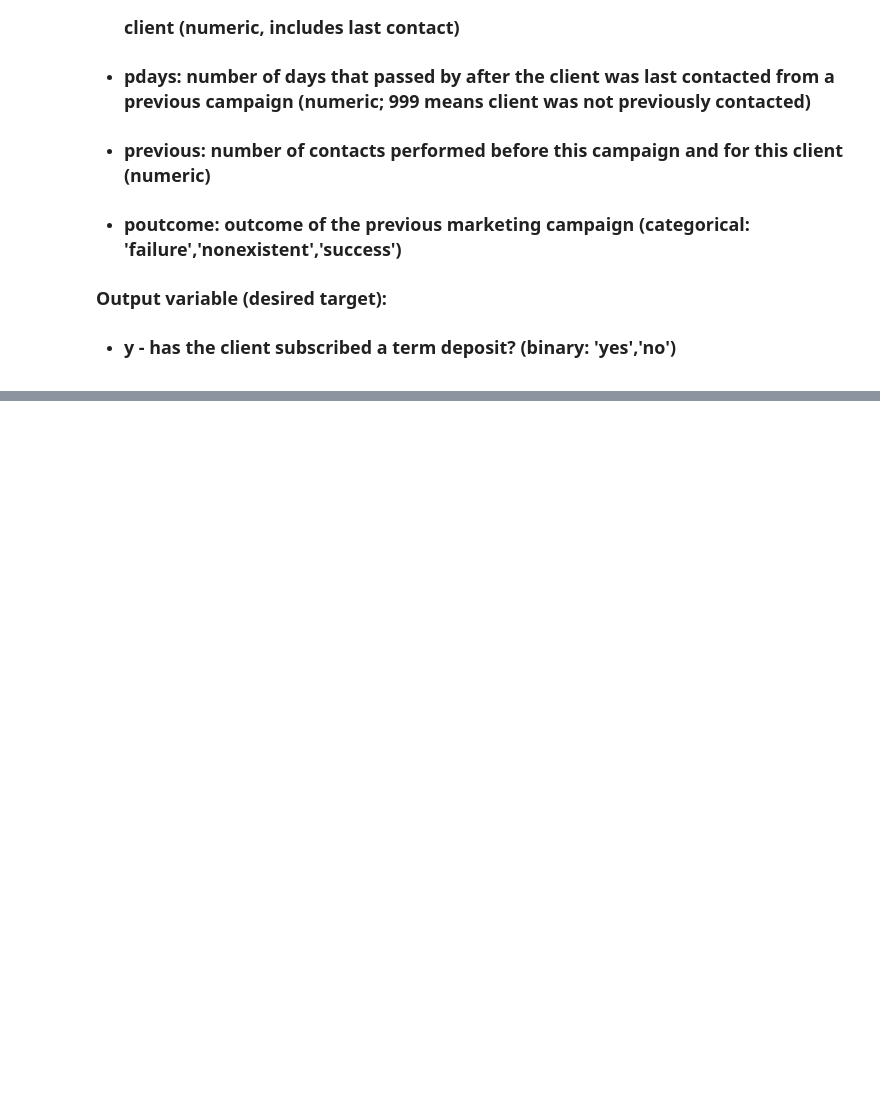
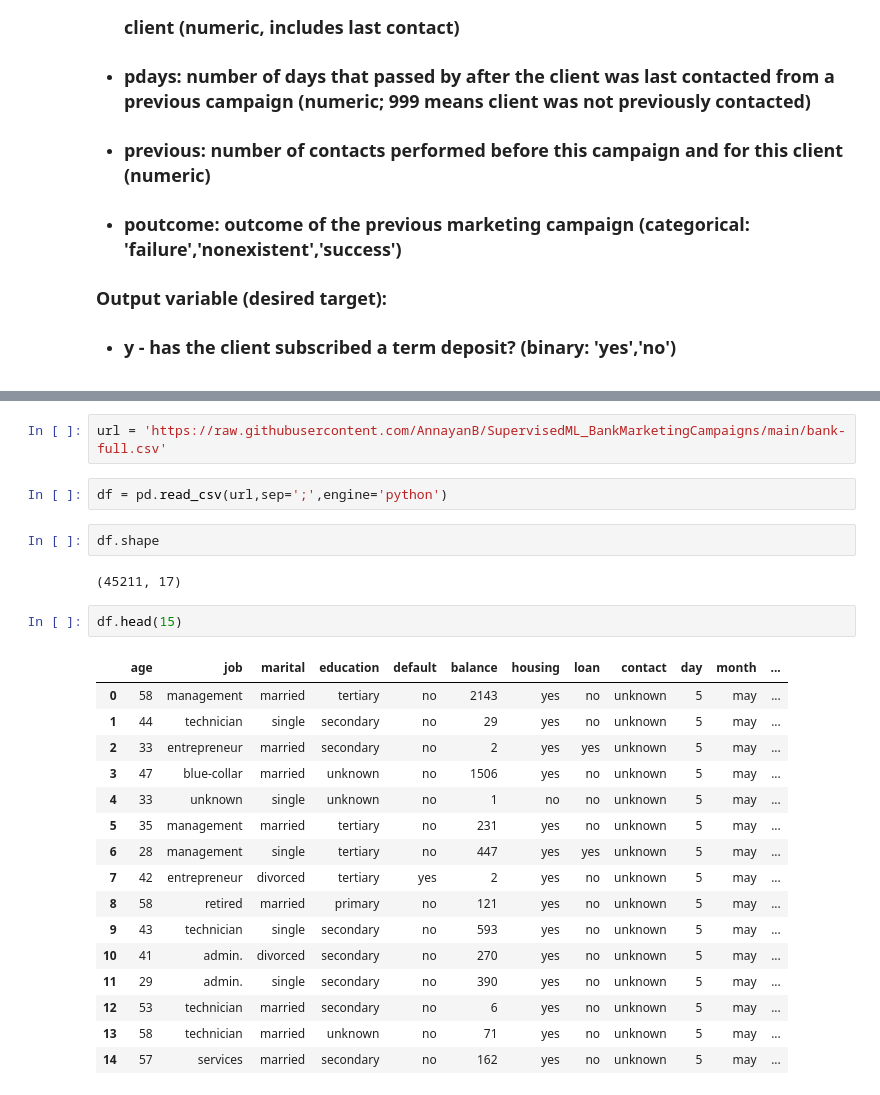
Before and after one commit to AnnayanB/SupervisedML_BankMarketingCampaigns, a Jupyter notebook: Bank_Marketing_Effectiveness_Prediction_Capstone_Project.ipynb, the cells around one changed output, grey strips where cells are left out. Cells and saved outputs as stored; diff of their text form; blank space fills up the shorter version.

```diff
--- a/Bank_Marketing_Effectiveness_Prediction_Capstone_Project.ipynb
+++ b/Bank_Marketing_Effectiveness_Prediction_Capstone_Project.ipynb
@@ -37,0 +48,27 @@
+# %%
+url = 'https://raw.githubusercontent.com/AnnayanB/SupervisedML_BankMarketingCampaigns/main/bank-full.csv'
+# %%
+df = pd.read_csv(url,sep=';',engine='python')
+# %%
+df.shape
+# %% [output]
+(45211, 17)
+# %%
+df.head(15)
+# %% [output]
+|  | age | job | marital | education | default | balance | housing | loan | contact | day | month | ... |
+| 0 | 58 | management | married | tertiary | no | 2143 | yes | no | unknown | 5 | may | ... |
+| 1 | 44 | technician | single | secondary | no | 29 | yes | no | unknown | 5 | may | ... |
+| 2 | 33 | entrepreneur | married | secondary | no | 2 | yes | yes | unknown | 5 | may | ... |
+| 3 | 47 | blue-collar | married | unknown | no | 1506 | yes | no | unknown | 5 | may | ... |
+| 4 | 33 | unknown | single | unknown | no | 1 | no | no | unknown | 5 | may | ... |
+| 5 | 35 | management | married | tertiary | no | 231 | yes | no | unknown | 5 | may | ... |
+| 6 | 28 | management | single | tertiary | no | 447 | yes | yes | unknown | 5 | may | ... |
+| 7 | 42 | entrepreneur | divorced | tertiary | yes | 2 | yes | no | unknown | 5 | may | ... |
+| 8 | 58 | retired | married | primary | no | 121 | yes | no | unknown | 5 | may | ... |
+| 9 | 43 | technician | single | secondary | no | 593 | yes | no | unknown | 5 | may | ... |
+| 10 | 41 | admin. | divorced | secondary | no | 270 | yes | no | unknown | 5 | may | ... |
+| 11 | 29 | admin. | single | secondary | no | 390 | yes | no | unknown | 5 | may | ... |
+| 12 | 53 | technician | married | secondary | no | 6 | yes | no | unknown | 5 | may | ... |
+| 13 | 58 | technician | married | unknown | no | 71 | yes | no | unknown | 5 | may | ... |
+| 14 | 57 | services | married | secondary | no | 162 | yes | no | unknown | 5 | may | ... |
```
Also changed, not shown: parts of 13 cells of this notebook.
